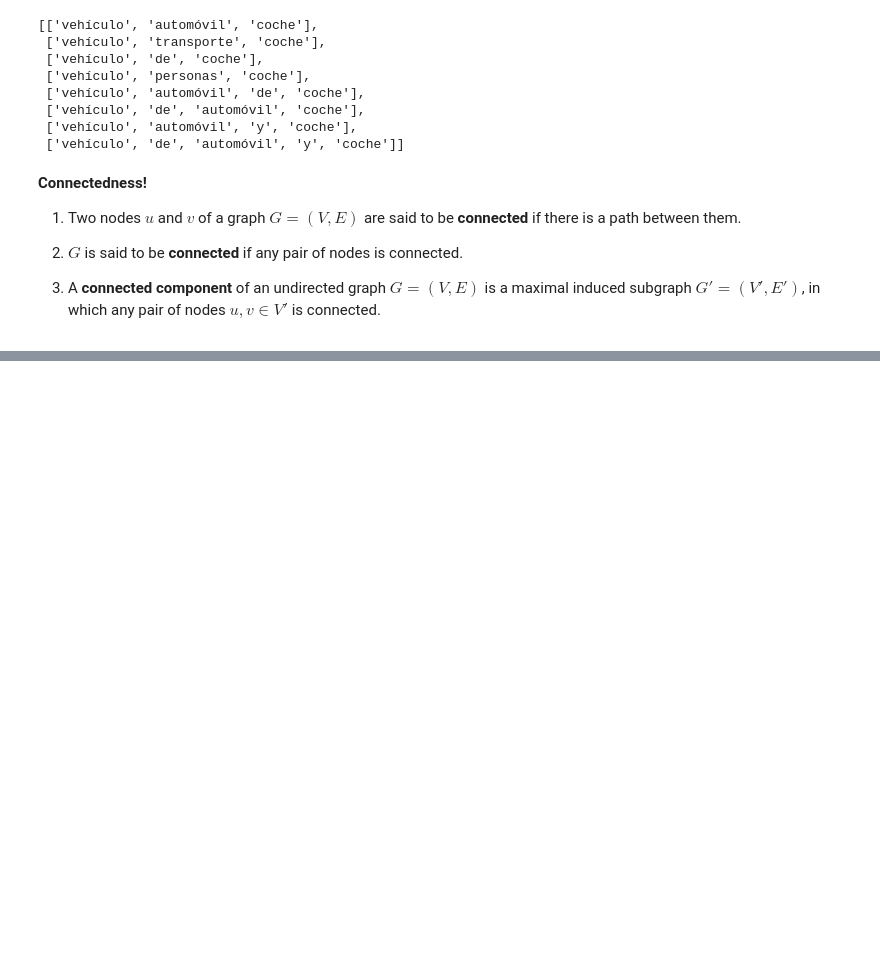
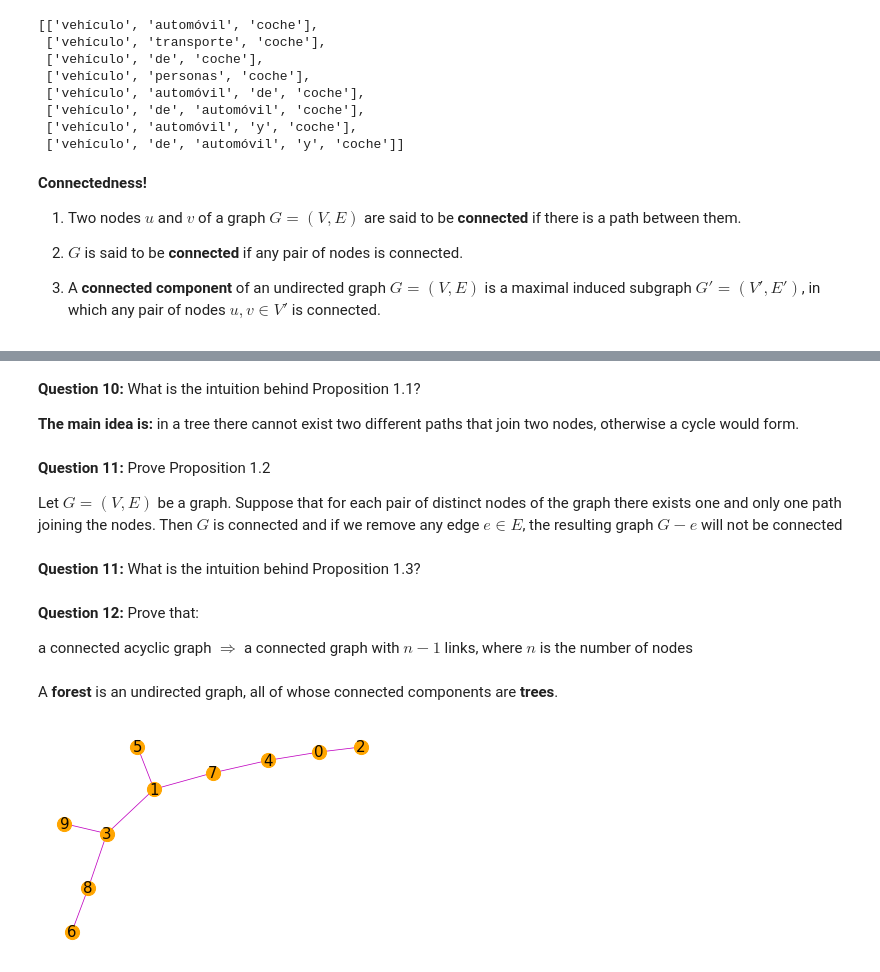
Before and after one commit to javiervz/network_science, a Jupyter notebook: graphs.ipynb, the cells around one changed output, grey strips where cells are left out. Cells and saved outputs as stored; diff of their text form; code cells hidden in the pictures; blank space fills up the shorter version.

```diff
--- a/graphs.ipynb
+++ b/graphs.ipynb
@@ -323,0 +334,25 @@ while len(Kn)>0:
+# %% [markdown]
+**Question 10:** What is the intuition behind Proposition 1.1?
+
+**The main idea is:** in a tree there cannot exist two different paths that join two nodes, otherwise a cycle would form.
+# %% [markdown]
+**Question 11:** Prove Proposition 1.2
+
+Let $G = (V,E)$ be a graph. Suppose that for each pair of distinct nodes
+of the graph there exists one and only one path joining the nodes. Then $G$ is connected and if we remove any edge $e\in E$, the resulting graph $G-e$ will not be connected
+# %% [markdown]
+**Question 11:** What is the intuition behind Proposition 1.3?
+# %% [markdown]
+**Question 12:** Prove that:
+
+a connected acyclic graph $\Rightarrow$ a connected graph with $n-1$ links, where $n$ is the number of nodes
+# %% [markdown]
+A **forest** is an undirected graph, all of whose connected components are **trees**.
+# %%
+## tree!!
+n=10
+T=nx.random_tree(n)
+# %%
+plot_graph(T)
+# %% [output]
+[figure, added]
```
Also changed, not shown: parts of 18 cells of this notebook.
